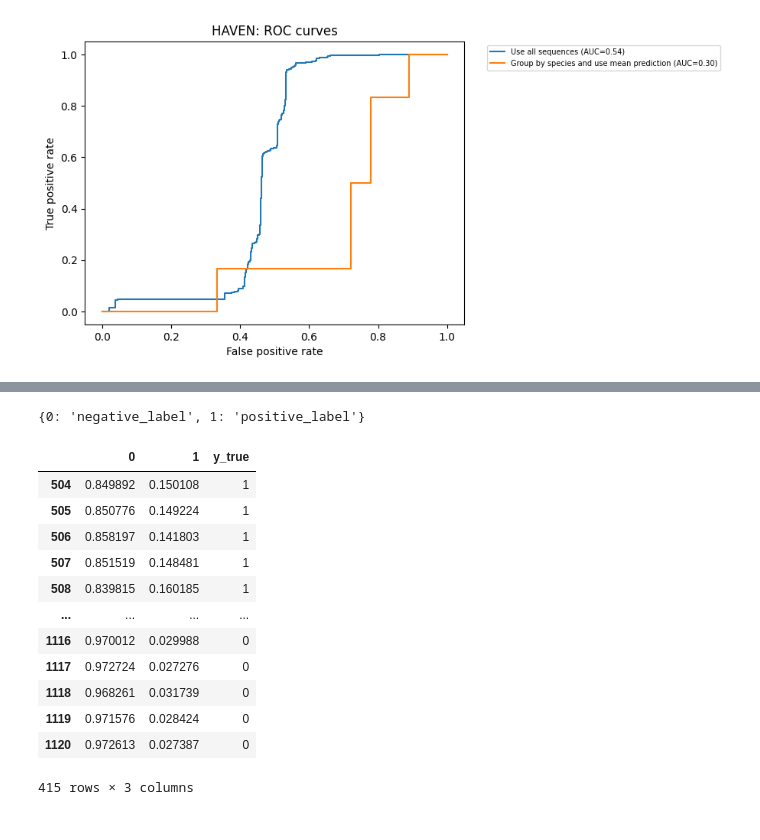
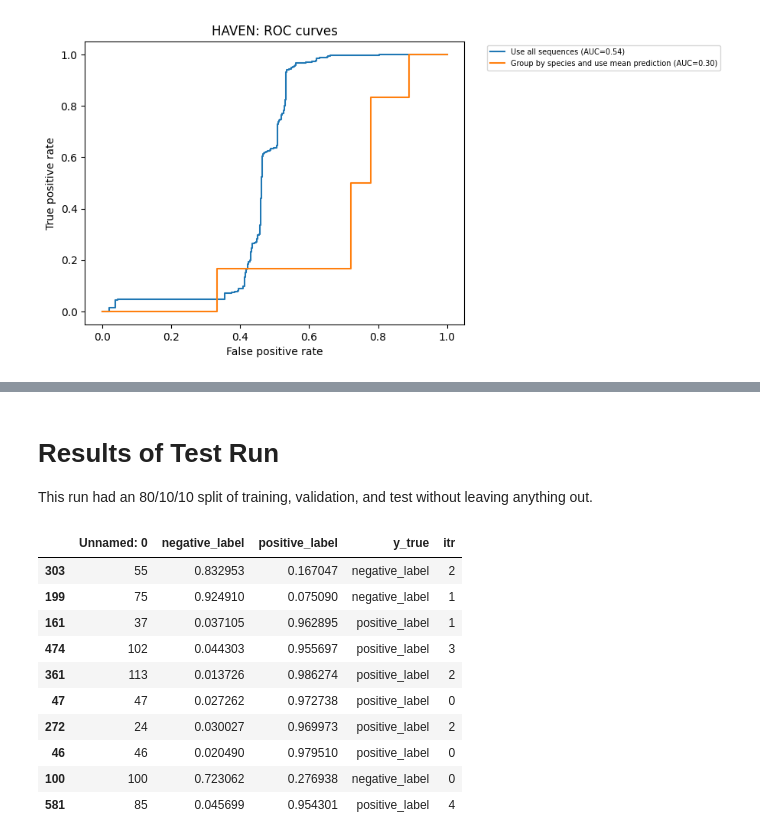
Before and after one commit to alyssaanastasi/HAVEN, a Jupyter notebook: src/jupyter_notebooks/results-analysis/kuzmin/kuzmin_analysis.ipynb, the cells around one changed output, grey strips where cells are left out. Drawn from its saved outputs; the diff is of its cells as text; code cells hidden in the pictures.

```diff
--- a/src/jupyter_notebooks/results-analysis/kuzmin/kuzmin_analysis.ipynb
+++ b/src/jupyter_notebooks/results-analysis/kuzmin/kuzmin_analysis.ipynb
@@ -192,4 +153,0 @@ df
-# %%
-index_label_map
-# %% [output]
-{0: 'negative_label', 1: 'positive_label'}
@@ -201,16 +154,19 @@ test_df.rename(columns=index_label_map, inplace=True)
-# %%
-test_df
-# %% [output]
-|  | 0 | 1 | y_true |
-| 504 | 0.849892 | 0.150108 | 1 |
-| 505 | 0.850776 | 0.149224 | 1 |
-| 506 | 0.858197 | 0.141803 | 1 |
-| 507 | 0.851519 | 0.148481 | 1 |
-| 508 | 0.839815 | 0.160185 | 1 |
-| ... | ... | ... | ... |
-| 1116 | 0.970012 | 0.029988 | 0 |
-| 1117 | 0.972724 | 0.027276 | 0 |
-| 1118 | 0.968261 | 0.031739 | 0 |
-| 1119 | 0.971576 | 0.028424 | 0 |
-| 1120 | 0.972613 | 0.027387 | 0 |
-415 rows × 3 columns
+# %% [markdown]
+# Results of Test Run
+
+This run had an 80/10/10 split of training, validation, and test without leaving anything out.
+# %%
+kuzmin_test = pd.read_csv("kuzmin_hybrid_attention_msl256s64ae_bn_cls_fnn_2l_d1024_lr3e-4_output.csv")
+kuzmin_test.sample(10)
+# %% [output]
+|  | Unnamed: 0 | negative_label | positive_label | y_true | itr |
+| 303 | 55 | 0.832953 | 0.167047 | negative_label | 2 |
+| 199 | 75 | 0.924910 | 0.075090 | negative_label | 1 |
+| 161 | 37 | 0.037105 | 0.962895 | positive_label | 1 |
+| 474 | 102 | 0.044303 | 0.955697 | positive_label | 3 |
+| 361 | 113 | 0.013726 | 0.986274 | positive_label | 2 |
+| 47 | 47 | 0.027262 | 0.972738 | positive_label | 0 |
+| 272 | 24 | 0.030027 | 0.969973 | positive_label | 2 |
+| 46 | 46 | 0.020490 | 0.979510 | positive_label | 0 |
+| 100 | 100 | 0.723062 | 0.276938 | negative_label | 0 |
+| 581 | 85 | 0.045699 | 0.954301 | positive_label | 4 |
```
Also changed, not shown: parts of 18 cells of this notebook, 4 other files.
